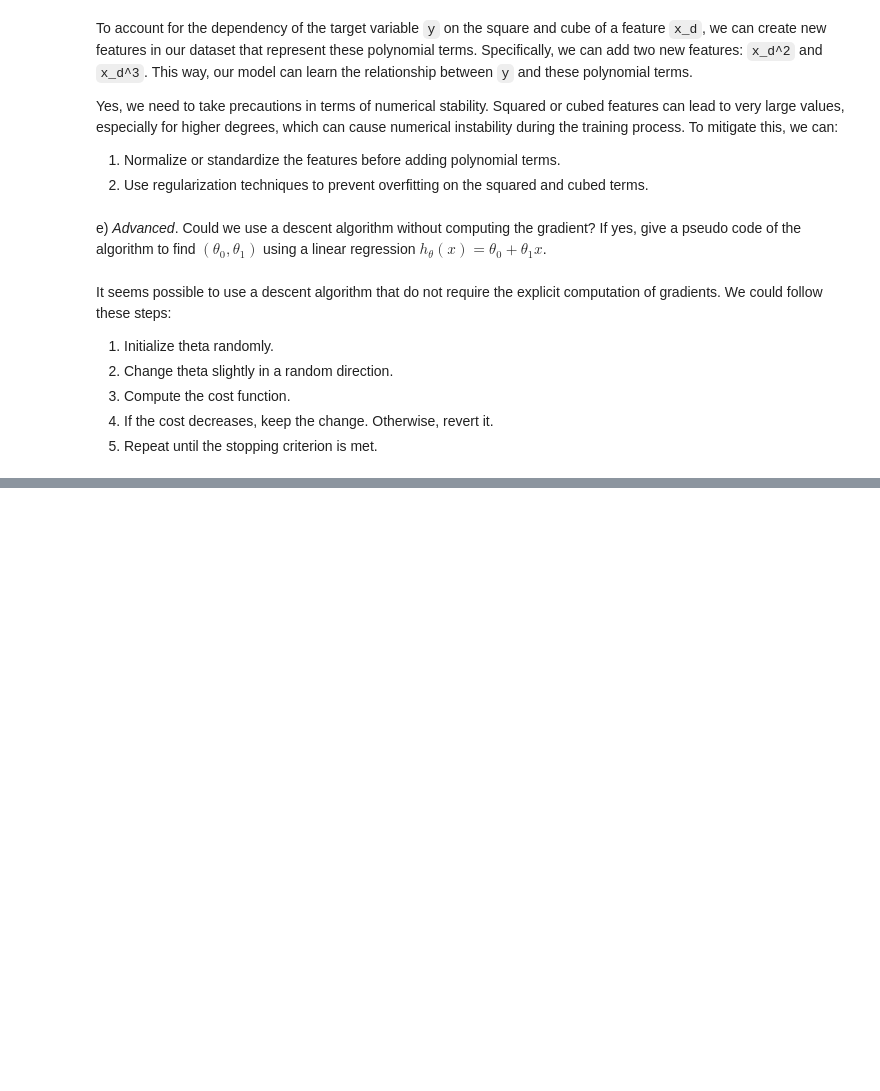
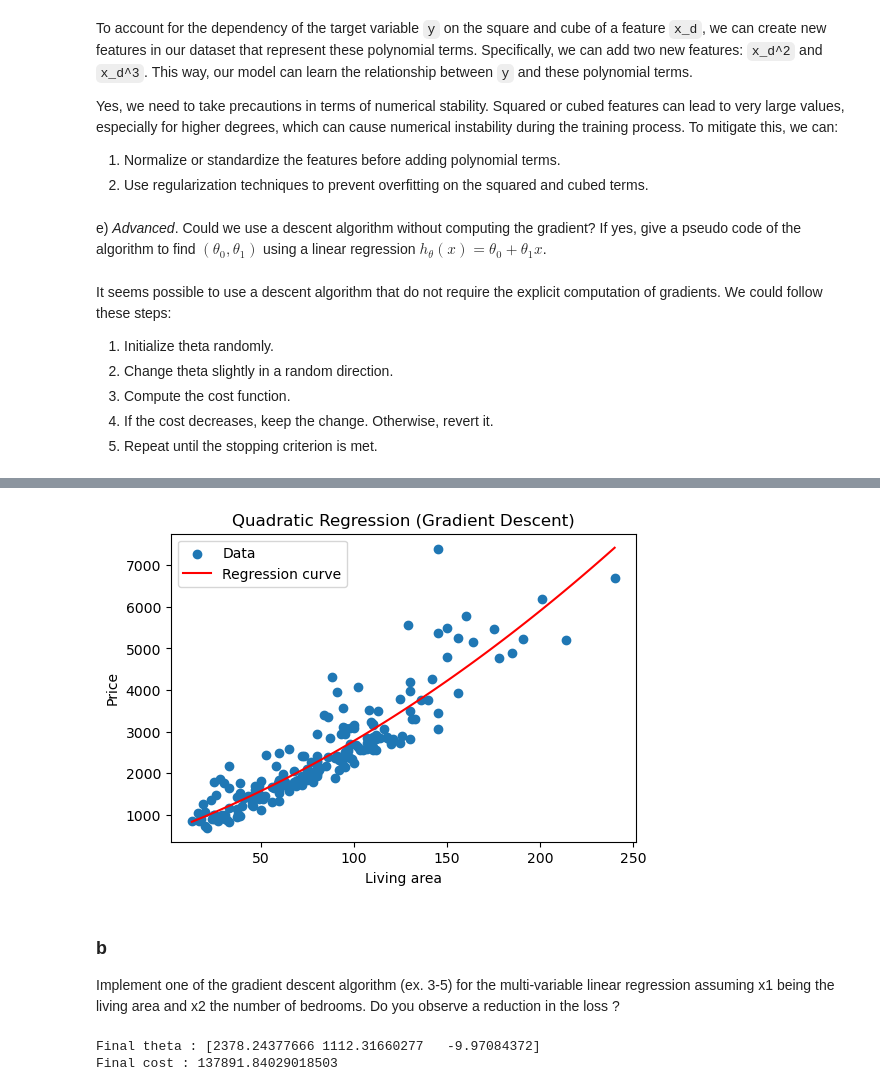
Before and after one commit to evarayHEIG/machle_labs, a Jupyter notebook: pw4/pw4-linear-regression-stud.ipynb, the cells around one changed output, grey strips where cells are left out. Saved outputs shown, nothing was run; the diff lists cells and outputs as text; code cells hidden in the pictures; blank space fills up the shorter version.

```diff
--- a/pw4/pw4-linear-regression-stud.ipynb
+++ b/pw4/pw4-linear-regression-stud.ipynb
@@ -236,0 +295,20 @@ It seems possible to use a descent algorithm that do not require the explicit co
+# %%
+plt.figure(figsize=(6,4))
+plt.scatter(x1_a, y, label="Data")
+x_sorted = np.linspace(min(x1_a), max(x1_a), 100)
+x1_s = (x_sorted - m1) / s1
+x2_s = ((x_sorted ** 2) - m2) / s2
+X_plot = np.c_[np.ones(len(x_sorted)), x1_s, x2_s]
+y_pred = X_plot.dot(theta_a)
+plt.plot(x_sorted, y_pred, color='red', label="Regression curve")
+plt.xlabel("Living area")
+plt.ylabel("Price")
+plt.legend()
+plt.title("Quadratic Regression (Gradient Descent)")
+plt.show()
+# %% [output]
+[figure, added]
+# %% [markdown]
+### b
+
+Implement one of the gradient descent algorithm (ex. 3-5) for the multi-variable linear regression assuming x1 being the living area and x2 the number of bedrooms. Do you observe a reduction in the loss ?
@@ -236,0 +325,8 @@ It seems possible to use a descent algorithm that do not require the explicit co
+# %%
+theta_b, cost_b = gradient_descent(X_b, y, alpha, num_iters)
+
+print("Final theta :", theta_b.ravel())
+print("Final cost :", cost_b[-1])
+# %% [output]
+Final theta : [2378.24377666 1112.31660277   -9.97084372]
+Final cost : 137891.84029018503
```
Also changed, not shown: parts of 12 cells of this notebook.
